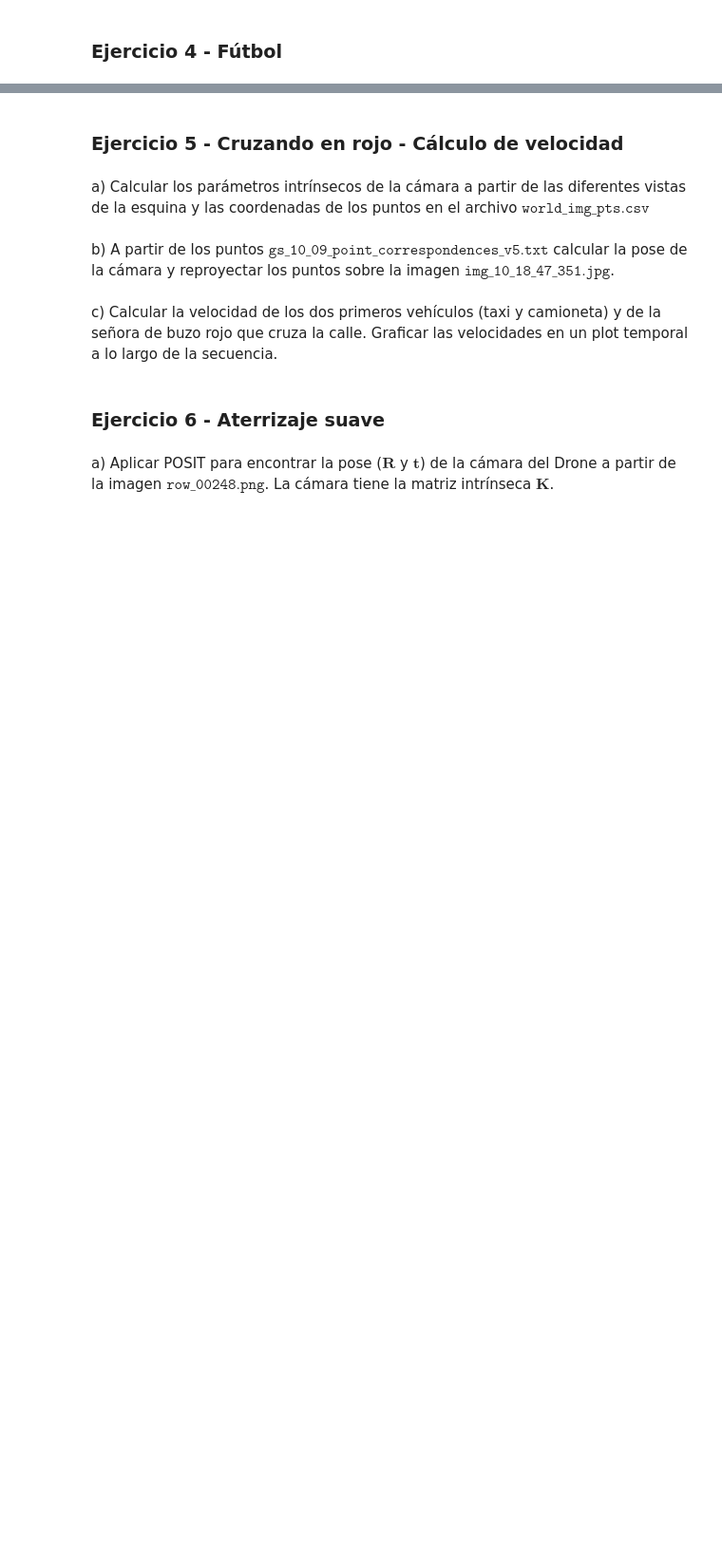
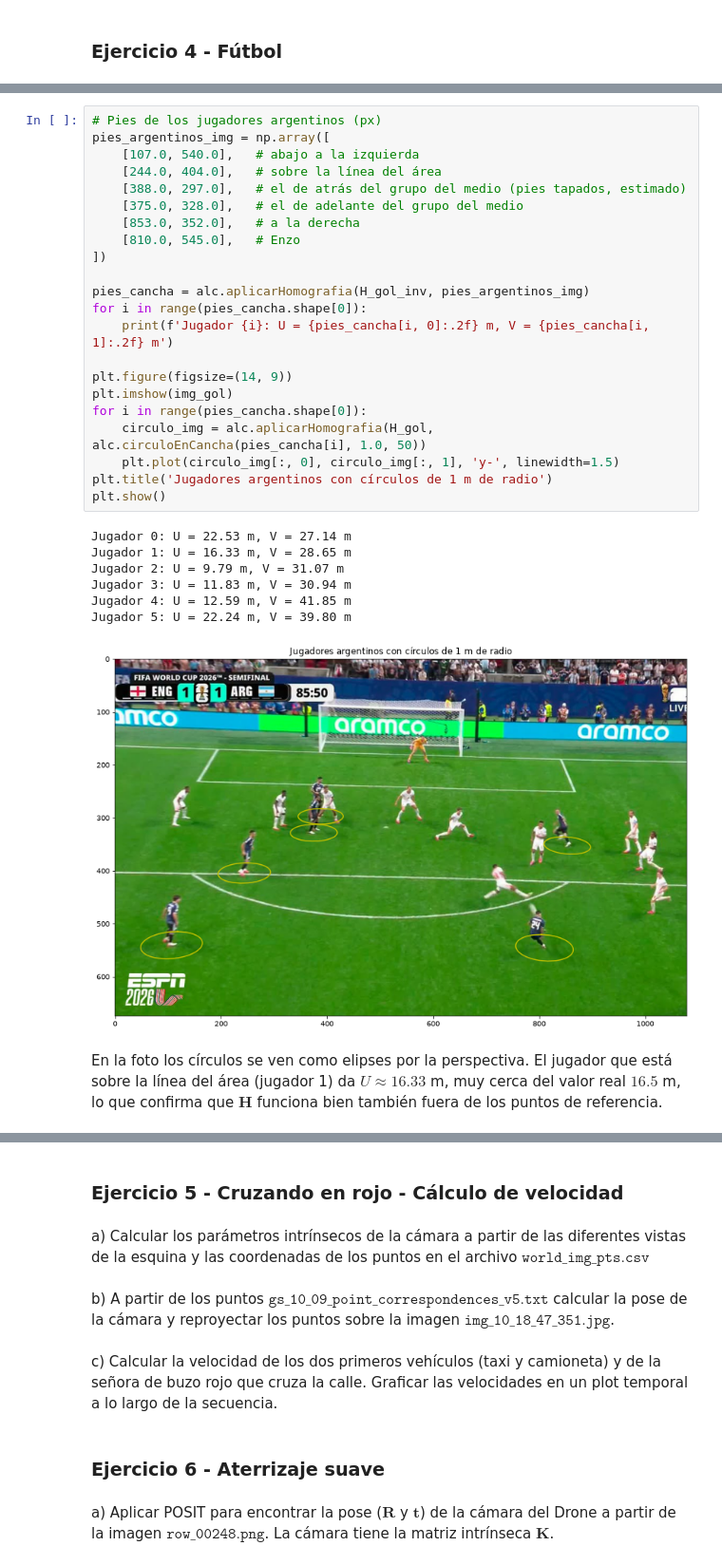
Before and after one commit to Nicofpelayo/alc-tp-2026, a Jupyter notebook: template-alumnos/grupo_XX_TP.ipynb, the cells around one changed output, grey strips where cells are left out. Shown at 95% size. Drawn from its saved outputs; the diff is of its cells as text; blank space fills up the shorter version.

```diff
--- a/template-alumnos/grupo_XX_TP.ipynb
+++ b/template-alumnos/grupo_XX_TP.ipynb
@@ -191,0 +380,32 @@ b) Calcular la homografía de la changa de fútbol de la foto $\texttt{posibleof
+# %%
+# Pies de los jugadores argentinos (px)
+pies_argentinos_img = np.array([
+    [107.0, 540.0],   # abajo a la izquierda
+    [244.0, 404.0],   # sobre la línea del área
+    [388.0, 297.0],   # el de atrás del grupo del medio (pies tapados, estimado)
+    [375.0, 328.0],   # el de adelante del grupo del medio
+    [853.0, 352.0],   # a la derecha
+    [810.0, 545.0],   # Enzo
+])
+
+pies_cancha = alc.aplicarHomografia(H_gol_inv, pies_argentinos_img)
+for i in range(pies_cancha.shape[0]):
+    print(f'Jugador {i}: U = {pies_cancha[i, 0]:.2f} m, V = {pies_cancha[i, 1]:.2f} m')
+
+plt.figure(figsize=(14, 9))
+plt.imshow(img_gol)
+for i in range(pies_cancha.shape[0]):
+    circulo_img = alc.aplicarHomografia(H_gol, alc.circuloEnCancha(pies_cancha[i], 1.0, 50))
+    plt.plot(circulo_img[:, 0], circulo_img[:, 1], 'y-', linewidth=1.5)
+plt.title('Jugadores argentinos con círculos de 1 m de radio')
+plt.show()
+# %% [output]
+Jugador 0: U = 22.53 m, V = 27.14 m
+Jugador 1: U = 16.33 m, V = 28.65 m
+Jugador 2: U = 9.79 m, V = 31.07 m
+Jugador 3: U = 11.83 m, V = 30.94 m
+Jugador 4: U = 12.59 m, V = 41.85 m
+Jugador 5: U = 22.24 m, V = 39.80 m
+[figure, added]
+# %% [markdown]
+En la foto los círculos se ven como elipses por la perspectiva. El jugador que está sobre la línea del área (jugador 1) da $U \approx 16.33$ m, muy cerca del valor real $16.5$ m, lo que confirma que $\mathbf{H}$ funciona bien también fuera de los puntos de referencia.
```
Also changed, not shown: parts of 30 cells of this notebook, 3 other files.
